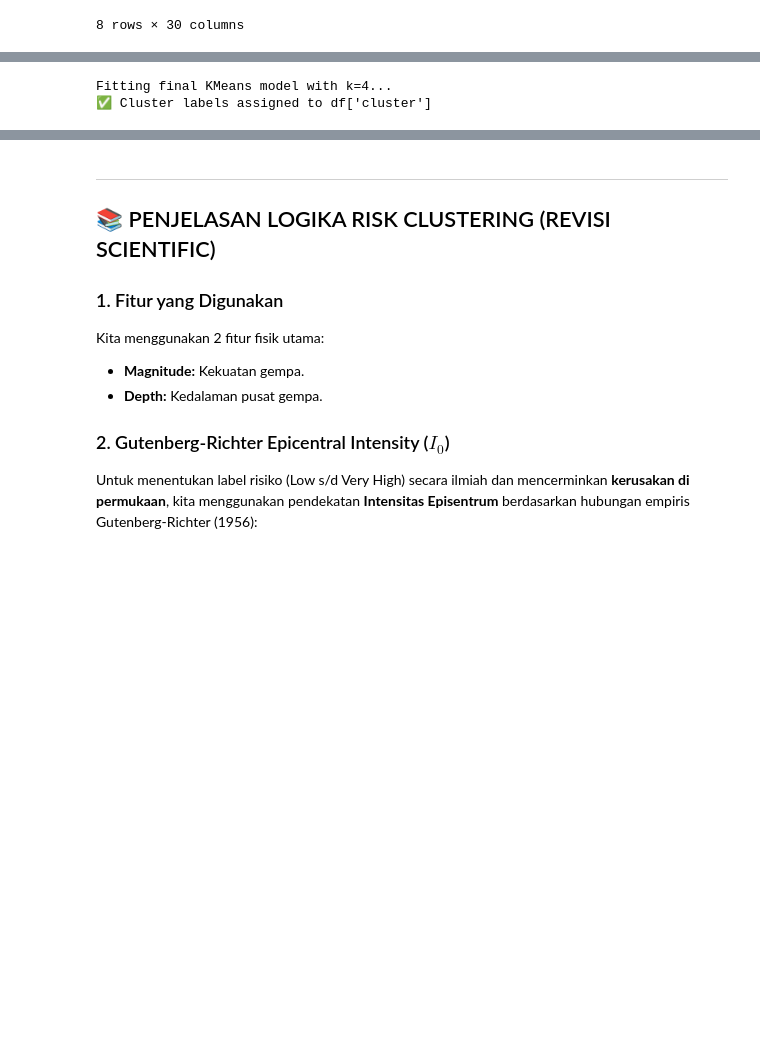
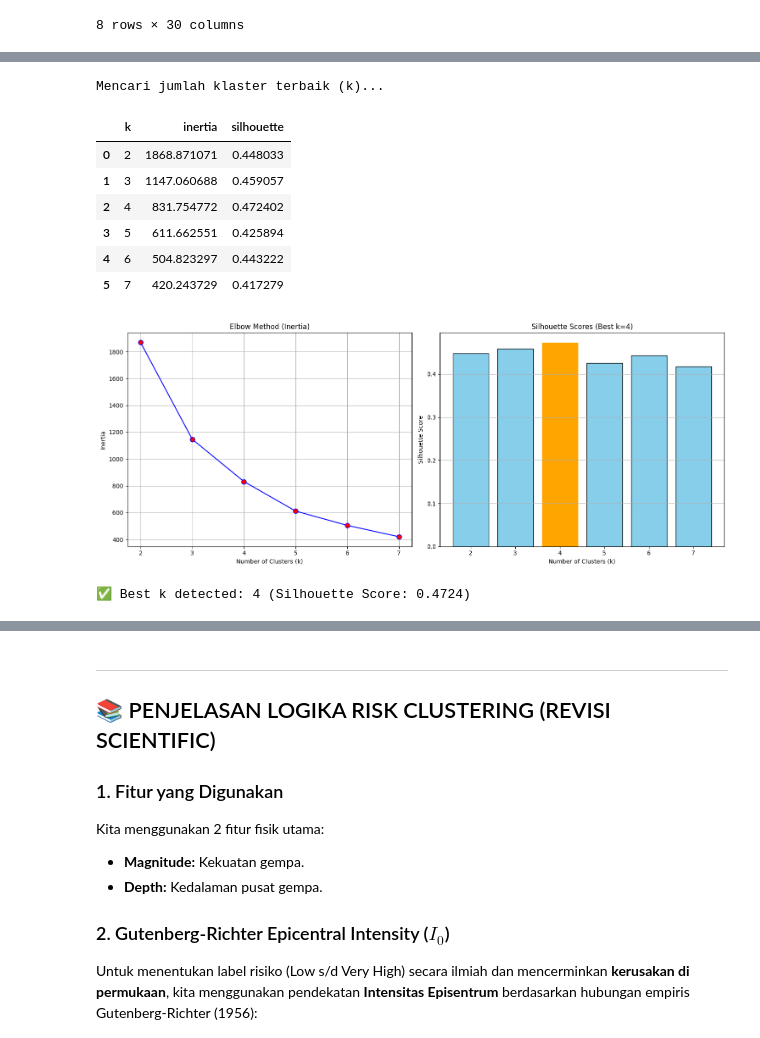
Before and after one commit to wisamWR/ClassificasiGempa-KMeans, a Jupyter notebook: notebooks/earthquake_clustering.ipynb, the cells around one changed output, grey strips where cells are left out. Cells and saved outputs as stored; diff of their text form; code cells hidden in the pictures; blank space fills up the shorter version.

```diff
--- a/notebooks/earthquake_clustering.ipynb
+++ b/notebooks/earthquake_clustering.ipynb
@@ -115,18 +69,11 @@ df.describe()
 | max | 5.999397 | 140.998291 | 7.902198 | 750.000000 | 1268.000000 | 360.000000 | 6.057765 | 140.971100 | 7.580354 | 690.000000 | ... |
 8 rows × 30 columns
 # %%
-import matplotlib.pyplot as plt
-import seaborn as sns
+# Fitur fisik SAJA untuk clustering risiko: Magnitude dan Depth.
+# Latitude dan Longitude tidak dipakai agar klaster tidak terbentuk karena lokasi geografis.
+X = df[FEATURES].copy()
 
-# Kita akan gunakan fitur fisik SAJA untuk clustering risiko: Magnitude dan Depth
-# Latitude dan Longitude DIHAPUS agar tidak ada bias geografis.
-
-features = ['mag', 'depth']
-
-# Pastikan tidak ada nilai NaN sebelum proses klastering
-X = df[features].dropna().copy()
-
-print("Features used for clustering (Risk Profiling Only):", features)
+print("Features used for clustering (Risk Profiling Only):", FEATURES)
 print("Total data points used:", len(X))
 
 print("\n--- 📊 Statistik Data Feature ---")
@@ -138,11 +85,9 @@ sns.scatterplot(data=X, x='mag', y='depth', alpha=0.3, color='purple', s=20)
 plt.title('Distribusi Gempa: Magnitude vs Kedalaman (Sebelum Clustering)')
 plt.xlabel('Magnitude')
 plt.ylabel('Depth (km)')
-plt.gca().invert_yaxis() # Kedalaman makin besar makin ke bawah grafiknya
+plt.gca().invert_yaxis()  # Kedalaman makin besar makin ke bawah grafiknya
 plt.grid(True, linestyle='--', alpha=0.6)
 plt.show()
-
-display(X.head())
 # %% [output]
 Features used for clustering (Risk Profiling Only): ['mag', 'depth']
 Total data points used: 131131
@@ -264,12 +100,0 @@ Returning the number of logical cores instead. You can silence this warning by s
-# %%
-# --- FIT MODEL FINAL DENGAN BEST K ---
-print(f"Fitting final KMeans model with k={best_k}...")
-kmeans = KMeans(n_clusters=best_k, random_state=42, n_init=10)
-labels = kmeans.fit_predict(X_scaled)
-
-# Simpan label ke DataFrame utama
-df['cluster'] = labels
-print("✅ Cluster labels assigned to df['cluster']")
-# %% [output]
-Fitting final KMeans model with k=4...
-✅ Cluster labels assigned to df['cluster']
@@ -354,0 +101,42 @@ print(df['label'].value_counts())
+# %%
+# Pencarian k: inertia (elbow) + silhouette.
+# Silhouette dihitung pada sampel acak 20.000 titik (seed tetap) karena kompleksitasnya O(n^2);
+# sampel yang sama dipakai lagi untuk evaluasi akhir agar angkanya konsisten.
+print("Mencari jumlah klaster terbaik (k)...")
+k_scan = scan_k(X)
+best_idx = k_scan["silhouette"].idxmax()
+best_k = int(k_scan.loc[best_idx, "k"])
+display(k_scan)
+
+fig, (ax1, ax2) = plt.subplots(1, 2, figsize=(15, 6))
+
+# Plot 1: Elbow Method (Inertia)
+ax1.plot(k_scan["k"], k_scan["inertia"], 'bo-', markerfacecolor='red', markersize=8)
+ax1.set_title('Elbow Method (Inertia)')
+ax1.set_xlabel('Number of Clusters (k)')
+ax1.set_ylabel('Inertia')
+ax1.grid(True)
+
+# Plot 2: Silhouette Score
+bars = ax2.bar(k_scan["k"], k_scan["silhouette"], color='skyblue', edgecolor='black')
+bars[best_idx].set_color('orange')  # Highlight best k
+ax2.set_title(f'Silhouette Scores (Best k={best_k})')
+ax2.set_xlabel('Number of Clusters (k)')
+ax2.set_ylabel('Silhouette Score')
+ax2.grid(axis='y')
+
+plt.tight_layout()
+plt.show()
+
+print(f"\n✅ Best k detected: {best_k} (Silhouette Score: {k_scan.loc[best_idx, 'silhouette']:.4f})")
+# %% [output]
+Mencari jumlah klaster terbaik (k)...
+|  | k | inertia | silhouette |
+| 0 | 2 | 1868.871071 | 0.448033 |
+| 1 | 3 | 1147.060688 | 0.459057 |
+| 2 | 4 | 831.754772 | 0.472402 |
+| 3 | 5 | 611.662551 | 0.425894 |
+| 4 | 6 | 504.823297 | 0.443222 |
+| 5 | 7 | 420.243729 | 0.417279 |
+[figure, added]
+✅ Best k detected: 4 (Silhouette Score: 0.4724)
```
Also changed, not shown: parts of 26 cells of this notebook.
